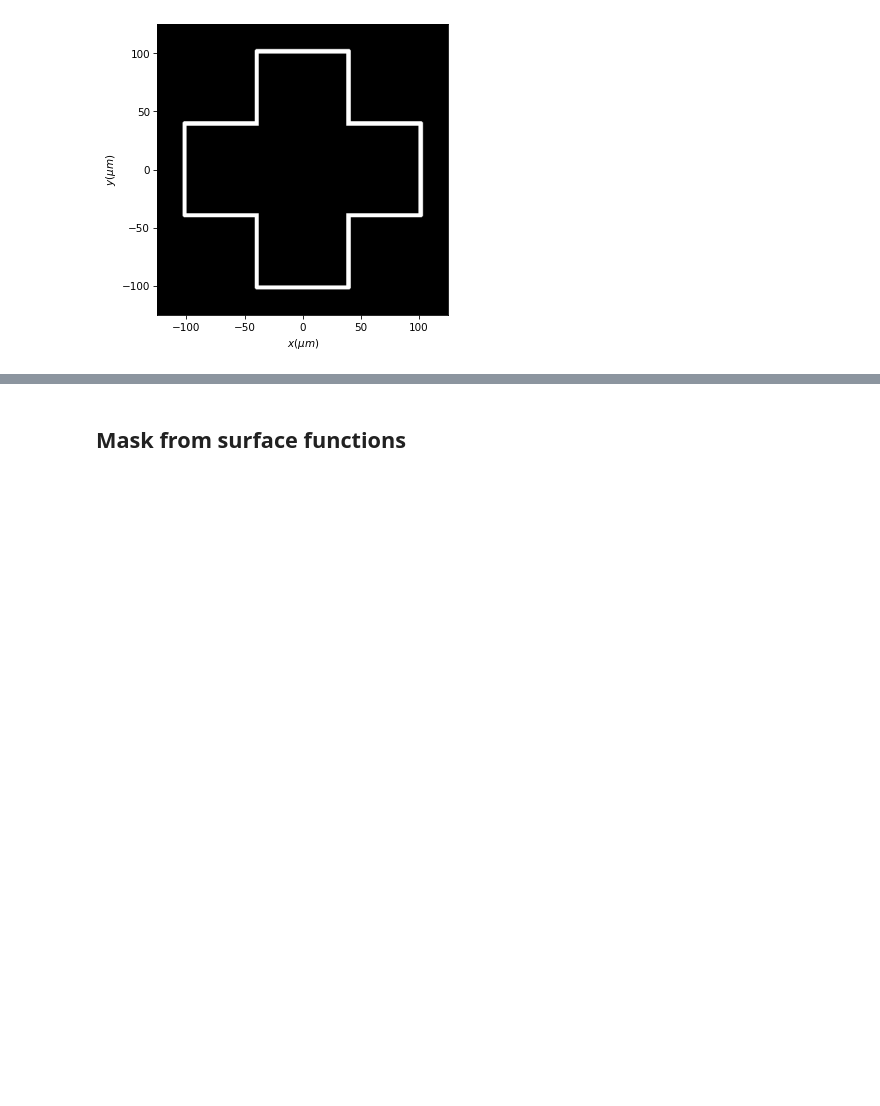
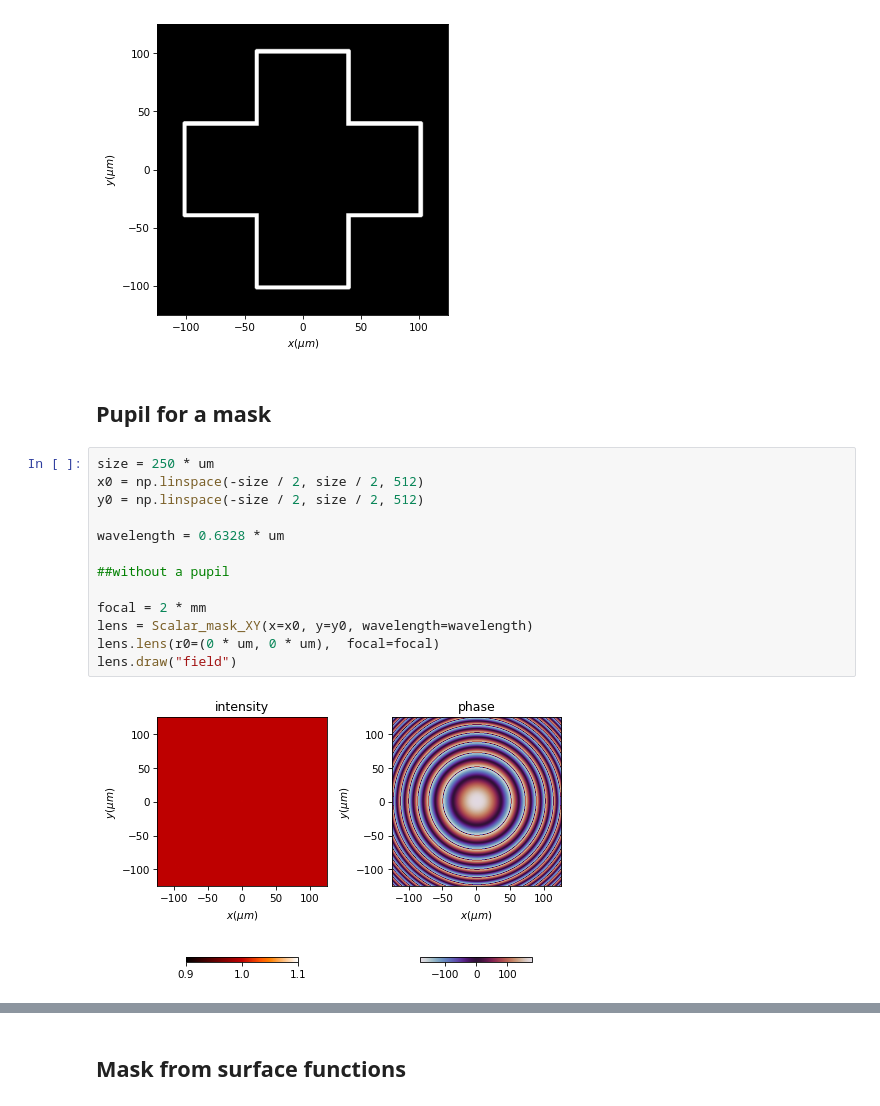
Before and after one commit to optbrea/diffractio, a Jupyter notebook: docs/source/tutorial_scalar/scalar_XY/masks_xy_procedures.ipynb, the cells around one changed output, grey strips where cells are left out. Saved outputs shown, nothing was run; the diff lists cells and outputs as text; blank space fills up the shorter version.

```diff
--- a/docs/source/tutorial_scalar/scalar_XY/masks_xy_procedures.ipynb
+++ b/docs/source/tutorial_scalar/scalar_XY/masks_xy_procedures.ipynb
@@ -129,3 +131,20 @@ t1.make_edge(edge_size=4*um, filter='square', new_field=False)
 t1.draw(kind="intensity")
 # %% [output]
 [figure]
+# %% [markdown]
+## Pupil for a mask
+# %%
+size = 250 * um
+x0 = np.linspace(-size / 2, size / 2, 512)
+y0 = np.linspace(-size / 2, size / 2, 512)
+
+wavelength = 0.6328 * um
+
+##without a pupil
+
+focal = 2 * mm
+lens = Scalar_mask_XY(x=x0, y=y0, wavelength=wavelength)
+lens.lens(r0=(0 * um, 0 * um),  focal=focal)
+lens.draw("field")
+# %% [output]
+[figure, added]
```
Also changed, not shown: parts of 6 cells of this notebook, 4 other files.
